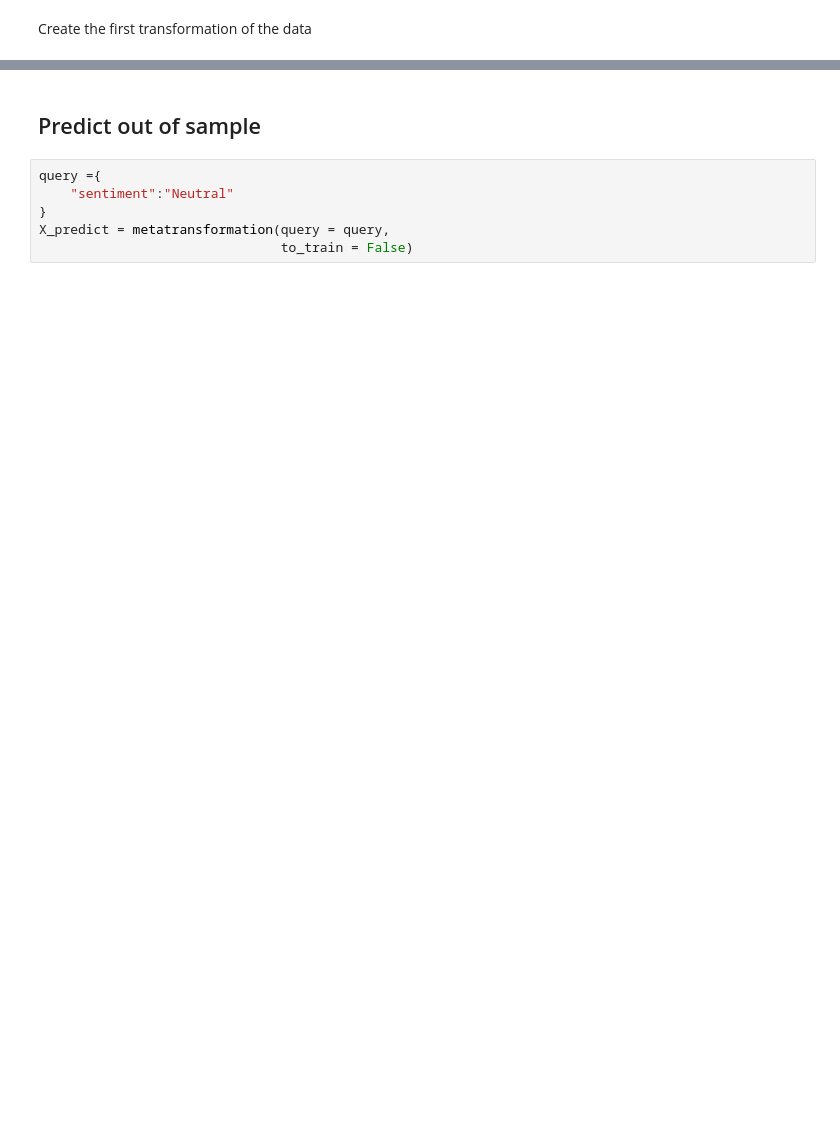
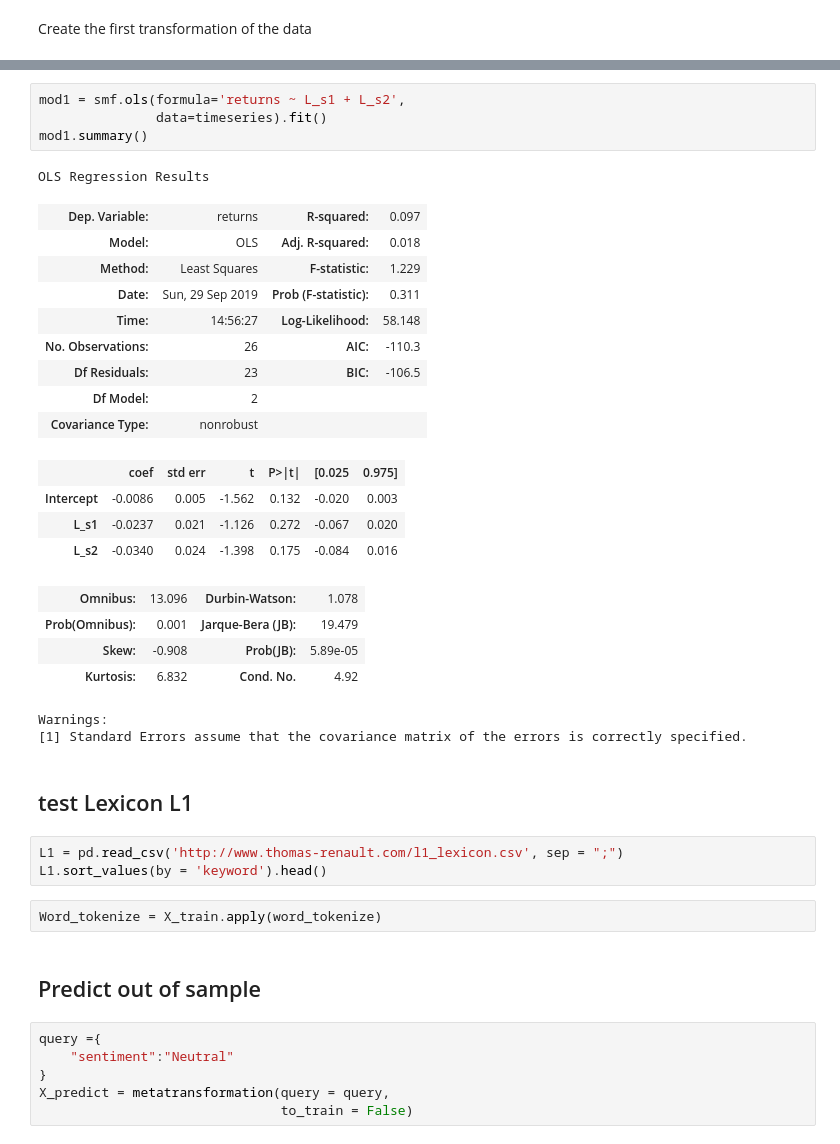
Before and after one commit to thomaspernet/PythonFinanceClass, a Jupyter notebook: SentimentAnalysis.ipynb, the cells around one changed output, grey strips where cells are left out. Saved outputs shown, nothing was run; the diff lists cells and outputs as text; blank space fills up the shorter version.

```diff
--- a/SentimentAnalysis.ipynb
+++ b/SentimentAnalysis.ipynb
@@ -253,3 +367,35 @@ array([[ 410,  745],
+# %%
+mod1 = smf.ols(formula='returns ~ L_s1 + L_s2',
+               data=timeseries).fit()
+mod1.summary()
+# %% [output]
+OLS Regression Results
+| Dep. Variable: | returns | R-squared: | 0.097 |
+| Model: | OLS | Adj. R-squared: | 0.018 |
+| Method: | Least Squares | F-statistic: | 1.229 |
+| Date: | Sun, 29 Sep 2019 | Prob (F-statistic): | 0.311 |
+| Time: | 14:56:27 | Log-Likelihood: | 58.148 |
+| No. Observations: | 26 | AIC: | -110.3 |
+| Df Residuals: | 23 | BIC: | -106.5 |
+| Df Model: | 2 |  |  |
+| Covariance Type: | nonrobust |  |  |
+|  | coef | std err | t | P>|t| | [0.025 | 0.975] |
+| Intercept | -0.0086 | 0.005 | -1.562 | 0.132 | -0.020 | 0.003 |
+| L_s1 | -0.0237 | 0.021 | -1.126 | 0.272 | -0.067 | 0.020 |
+| L_s2 | -0.0340 | 0.024 | -1.398 | 0.175 | -0.084 | 0.016 |
+| Omnibus: | 13.096 | Durbin-Watson: | 1.078 |
+| Prob(Omnibus): | 0.001 | Jarque-Bera (JB): | 19.479 |
+| Skew: | -0.908 | Prob(JB): | 5.89e-05 |
+| Kurtosis: | 6.832 | Cond. No. | 4.92 |
+Warnings:
+[1] Standard Errors assume that the covariance matrix of the errors is correctly specified.
+# %% [markdown]
+## test Lexicon L1
+# %%
+L1 = pd.read_csv('http://www.thomas-renault.com/l1_lexicon.csv', sep = ";")
+L1.sort_values(by = 'keyword').head()
+# %%
+Word_tokenize = X_train.apply(word_tokenize)
 # %% [markdown]
 ## Predict out of sample
 # %%
```
Also changed, not shown: parts of 53 cells of this notebook, 1 other file.
